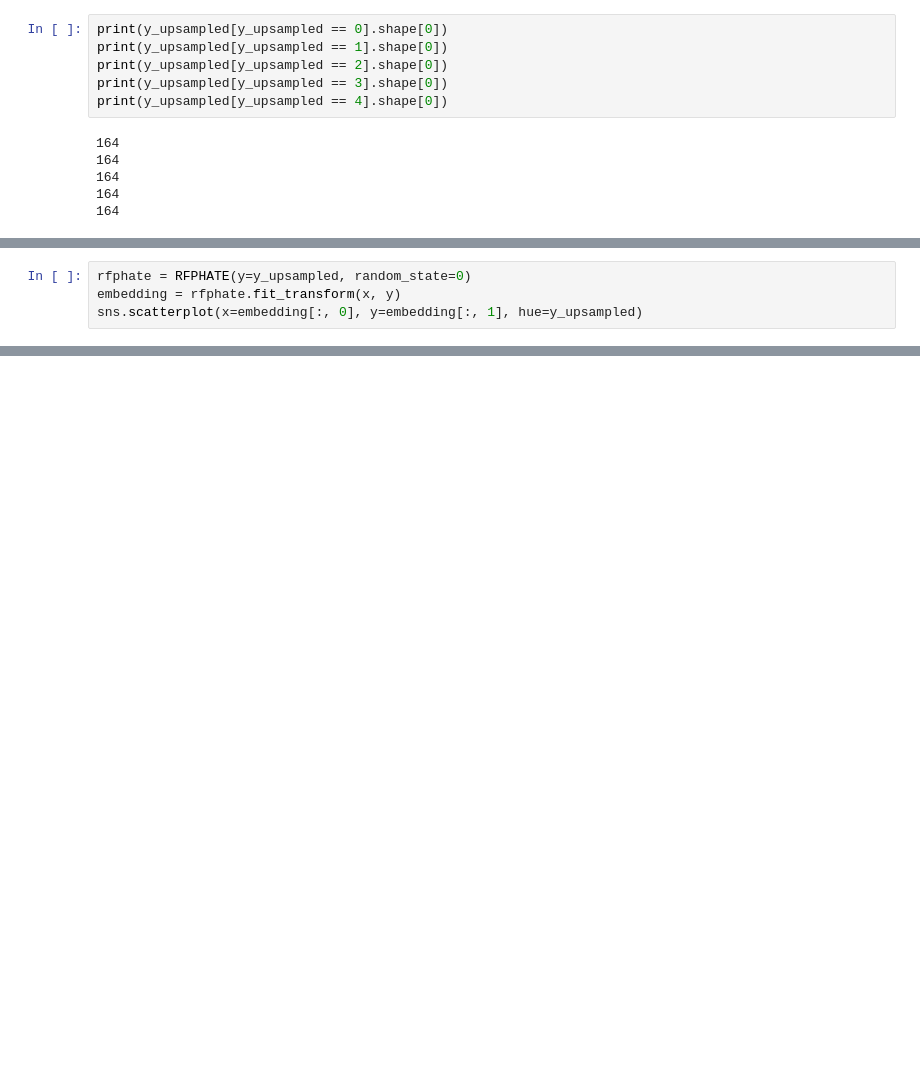
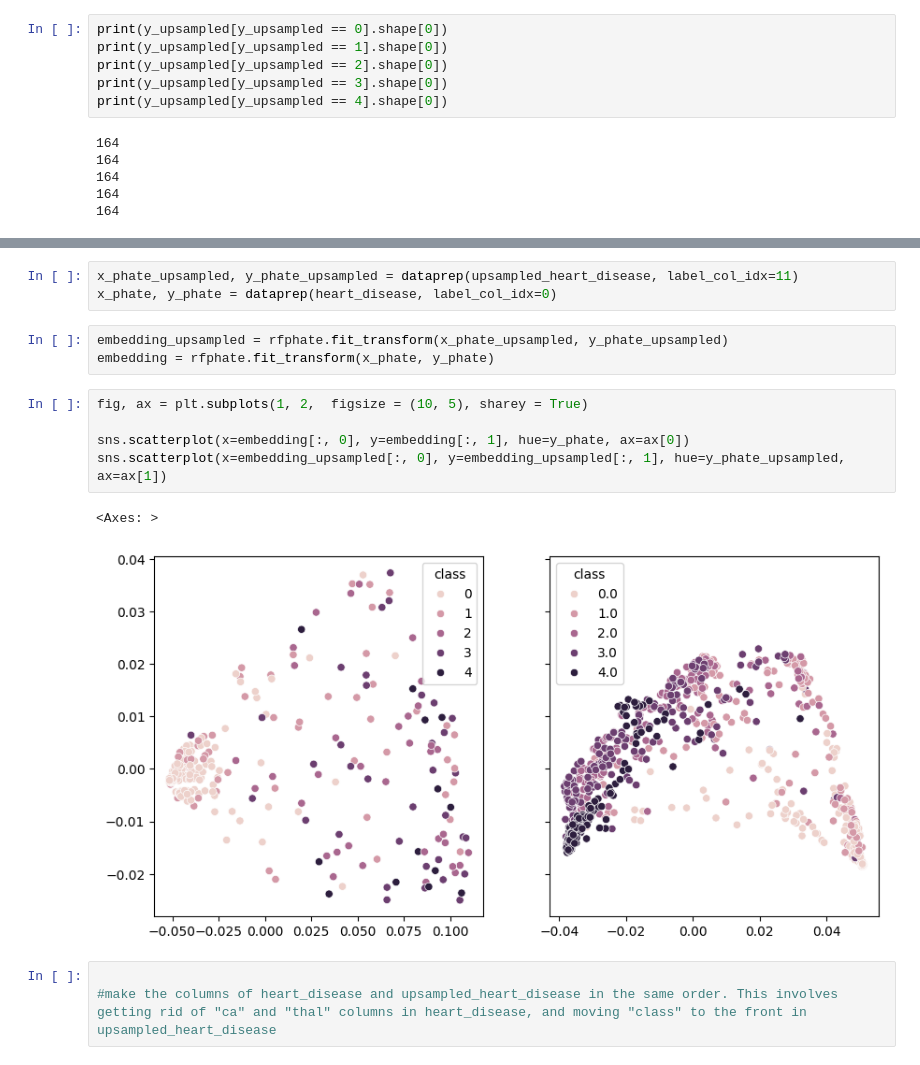
Before and after one commit to rhodes-byu/RF-Overample, a Jupyter notebook: Upsample_HeartDisease.ipynb, the cells around one changed output, grey strips where cells are left out. Drawn from its saved outputs; the diff is of its cells as text; blank space fills up the shorter version.

Commit message:
Add RFPHATE embedding

```diff
--- a/Upsample_HeartDisease.ipynb
+++ b/Upsample_HeartDisease.ipynb
@@ -157,4 +150,0 @@ sns.PairGrid(x_upsampled)
-# %%
-rfphate = RFPHATE(y=y_upsampled, random_state=0)
-embedding = rfphate.fit_transform(x, y)
-sns.scatterplot(x=embedding[:, 0], y=embedding[:, 1], hue=y_upsampled)
@@ -168,0 +183,17 @@ NameError: name 'RFPHATE' is not defined
+# %%
+x_phate_upsampled, y_phate_upsampled = dataprep(upsampled_heart_disease, label_col_idx=11)
+x_phate, y_phate = dataprep(heart_disease, label_col_idx=0)
+# %%
+embedding_upsampled = rfphate.fit_transform(x_phate_upsampled, y_phate_upsampled)
+embedding = rfphate.fit_transform(x_phate, y_phate)
+# %%
+fig, ax = plt.subplots(1, 2,  figsize = (10, 5), sharey = True)
+
+sns.scatterplot(x=embedding[:, 0], y=embedding[:, 1], hue=y_phate, ax=ax[0])
+sns.scatterplot(x=embedding_upsampled[:, 0], y=embedding_upsampled[:, 1], hue=y_phate_upsampled, ax=ax[1])
+# %% [output]
+<Axes: >
+[figure, added]
+# %%
+
+#make the columns of heart_disease and upsampled_heart_disease in the same order. This involves getting rid of "ca" and "thal" columns in heart_disease, and moving "class" to the front in upsampled_heart_disease
```
Also changed, not shown: parts of 9 cells of this notebook.
